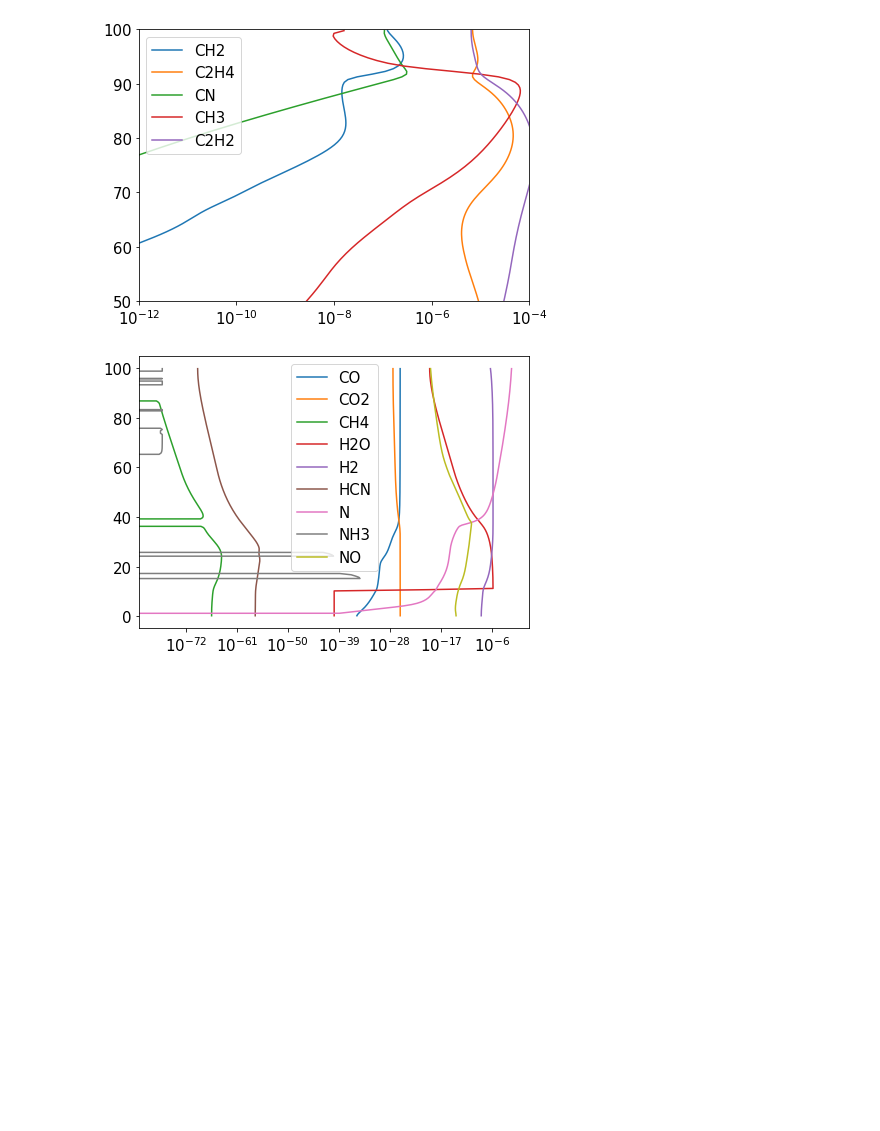
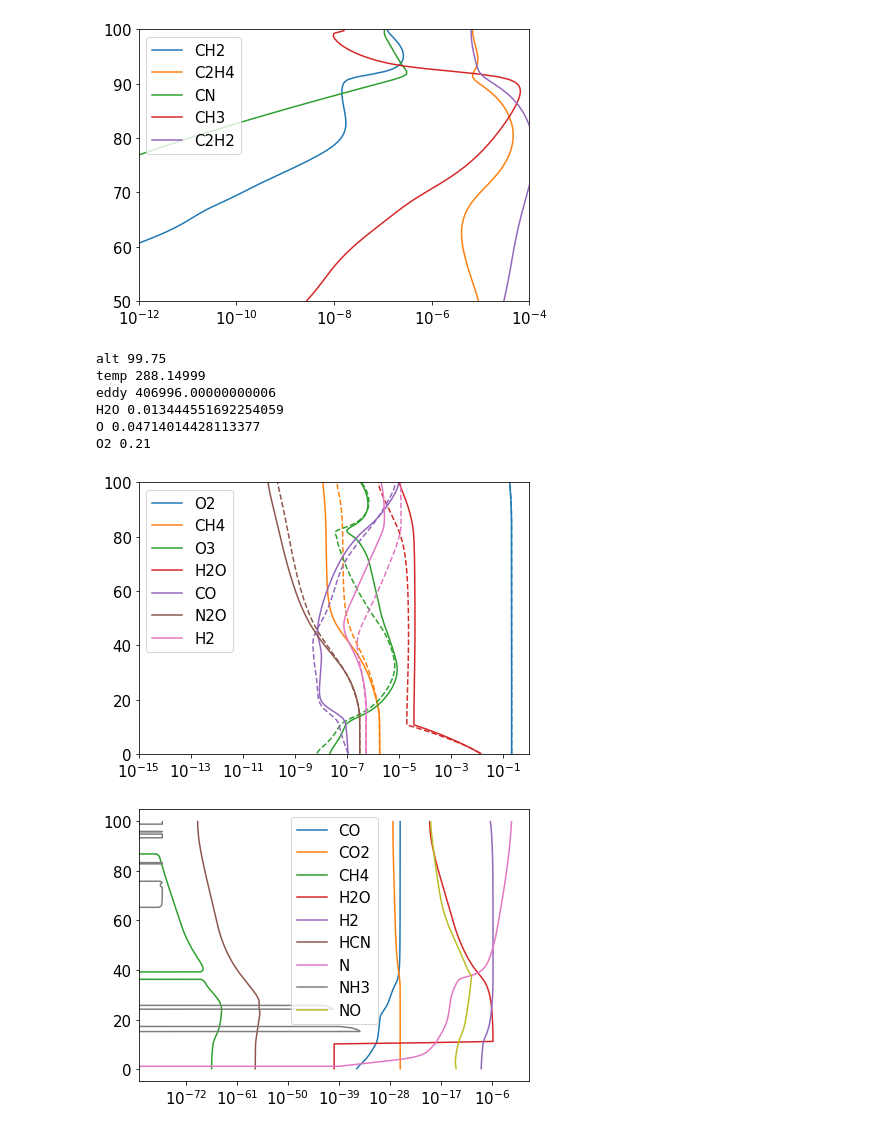
Before and after one commit to Nicholaswogan/photochem, a Jupyter notebook: random.ipynb, the cells around one changed output. Drawn from its saved outputs; the diff is of its cells as text; code cells hidden in the pictures; blank space fills up the shorter version.

```diff
--- a/random.ipynb
+++ b/random.ipynb
@@ -502,3 +517,47 @@ plt.show()
+# %%
+for i,sp in enumerate(specs):
+    if np.max(sol[sp]) > .01:
+        print(sp,np.max(sol[sp]))
+# %% [output]
+alt 99.75
+temp 288.14999
+eddy 406996.00000000006
+H2O 0.013444551692254059
+O 0.04714014428113377
+O2 0.21
+# %%
+fil = open('atmosphere_EarthPy.txt','r')
+lines = fil.readlines()
+fil.close()
+
+specs1 = lines[0].split()
+
+sol1 = {}
+for i,sp in enumerate(specs1):
+    data = []
+
+    for line in lines[1:]:
+        data.append(float(line.split()[i]))
+    data = np.array(data)
+    sol1[sp] = data
+# %%
+plt.rcParams.update({'font.size': 15})
+fig,ax = plt.subplots(1,1,figsize=[7,5])
+
+species = ['O2','CH4','O3','H2O','CO','N2O','H2']
+
+for i,sp in enumerate(species):
+        ax.plot(sol[sp],sol['alt'],label=sp)
+        ax.plot(sol1[sp],sol1['alt'],'C'+str(i)+'--')
+
+# ax.plot(sol1['eddy']*1e-9,sol1['alt'],'C'+str(i)+':')
+ax.set_xlim(1e-15,1e-0)
+ax.set_ylim(0,100)
+ax.legend()
+ax.set_xscale('log')
+plt.show()
+# %% [output]
+[figure, added]
 # %%
 plt.rcParams.update({'font.size': 15})
 fig,ax = plt.subplots(1,1,figsize=[7,5])
```
Also changed, not shown: parts of 1 cell of this notebook, 49 other files.
